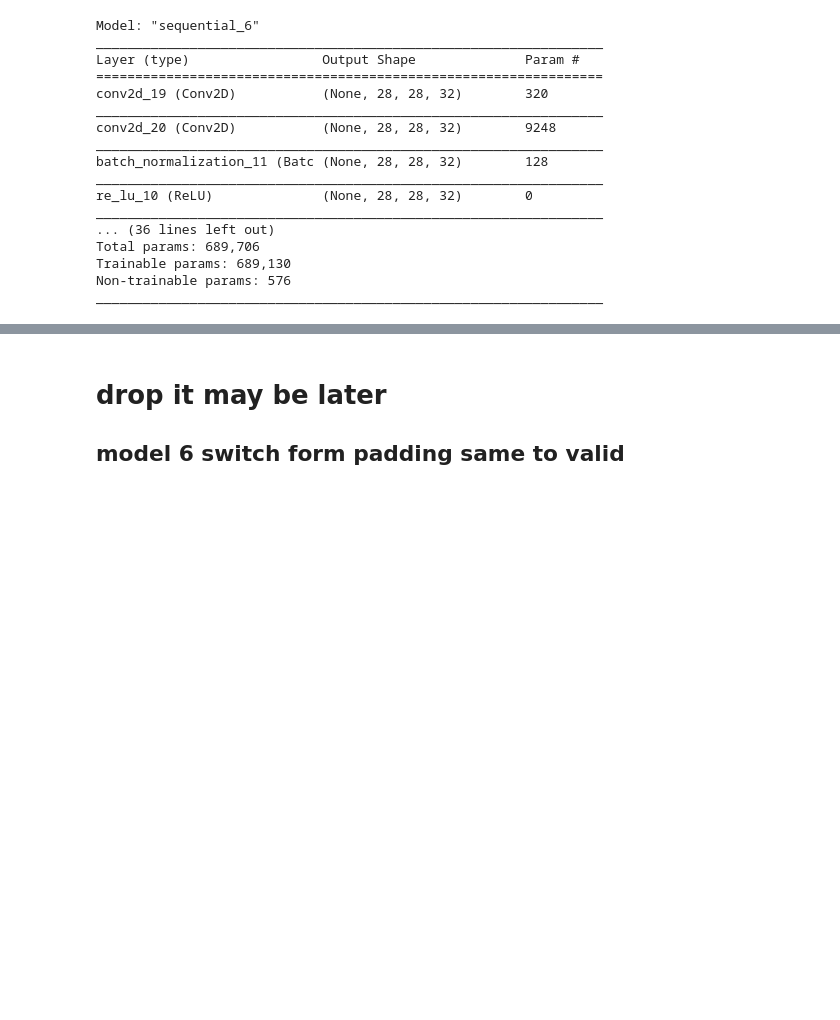
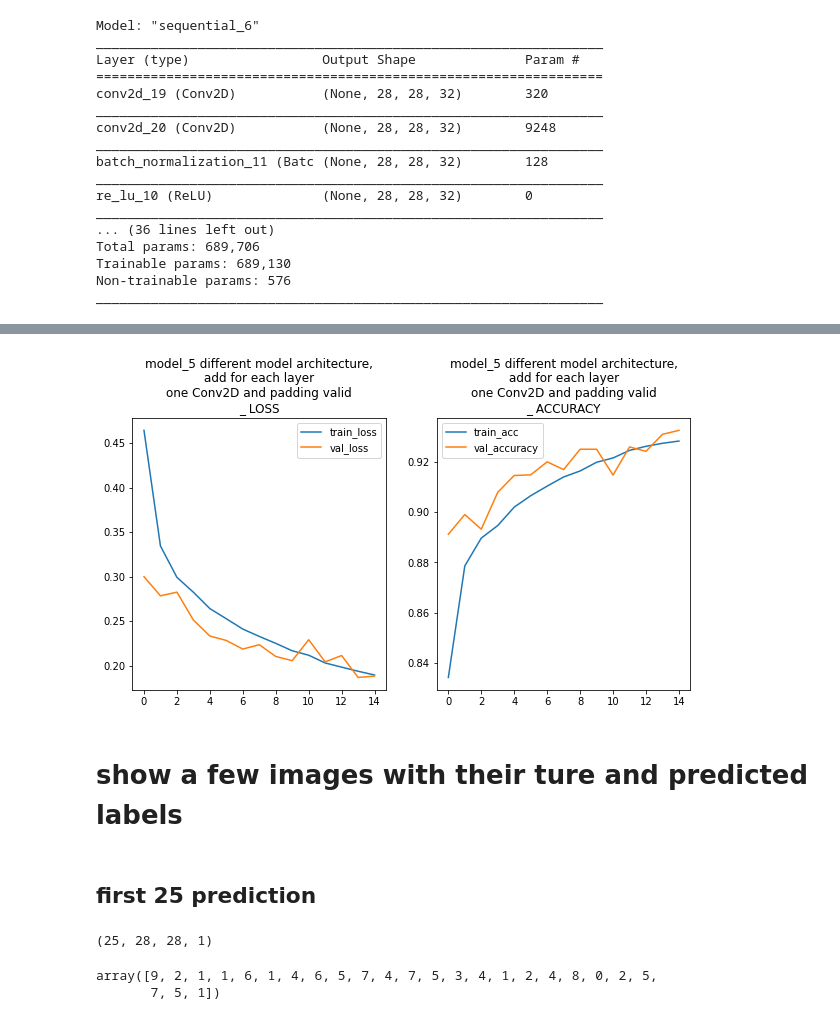
Before and after one commit to martinfinis/HelloCodeSchoolProject, a Jupyter notebook: Quest_Simple_Image_Classification_with_Neural_Networks_Martin.ipynb, the cells around one changed output, grey strips where cells are left out. Saved outputs shown, nothing was run; the diff lists cells and outputs as text; code cells hidden in the pictures; blank space fills up the shorter version.

Commit message:
finale version, add some plots

```diff
--- a/Quest_Simple_Image_Classification_with_Neural_Networks_Martin.ipynb
+++ b/Quest_Simple_Image_Classification_with_Neural_Networks_Martin.ipynb
@@ -471,5 +484,4 @@ model_5.evaluate(X_test, y_test)
 # %%
-history_plot_from_loss_acc(history_5, "model_5 different model architecture, add for each layer one Conv2D and padding valid")
+history_plot_from_loss_acc(history_5, "model_5 different model architecture,\n add for each layer \none Conv2D and padding valid\n")
+# %% [output]
+[figure, added]
-# %% [markdown]
-# drop it may be later
-## model 6 switch form padding same to valid
@@ -519,0 +488,15 @@ history_plot_from_loss_acc(history_6, "model_6 switch form padding valid to same
+# %% [markdown]
+# show a few images with their ture and predicted labels
+# %% [markdown]
+## first 25 prediction
+# %%
+X_test_subset =X_test[0:25]
+y_test_subset =y_test[0:25]
+# %% [output]
+(25, 28, 28, 1)
+# %%
+y_predict = np.argmax(model.predict(X_test_subset), axis=-1)
+y_predict
+# %% [output]
+array([9, 2, 1, 1, 6, 1, 4, 6, 5, 7, 4, 7, 5, 3, 4, 1, 2, 4, 8, 0, 2, 5,
+       7, 5, 1])
```
Also changed, not shown: parts of 20 cells of this notebook.
